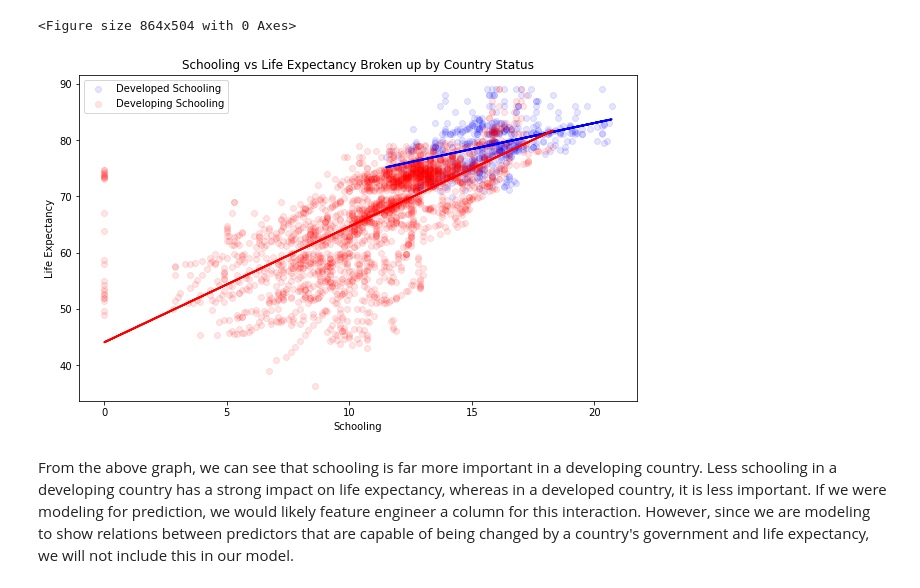
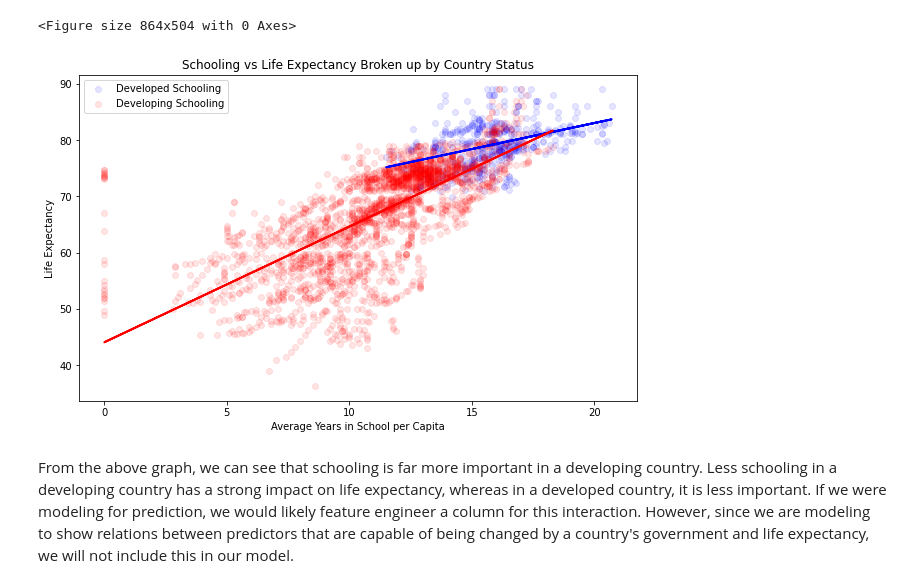
Before and after one commit to bmccabe96/Life_Expectancy_Regression, a Jupyter notebook: Analysis.ipynb, the cells around one changed output. Cells and saved outputs as stored; diff of their text form; code cells hidden in the pictures.

```diff
--- a/Analysis.ipynb
+++ b/Analysis.ipynb
@@ -144,20 +144,21 @@ print(regression_2.coef_)
 # %%
 # Plot outputs
 plt.figure(figsize=(10,6))
 
 plt.title("Schooling vs Life Expectancy Broken up by Country Status")
 
 plt.scatter(school_1, developed_schooling['life_expectancy'],  color='blue', alpha = 0.1, label = 'Developed Schooling')
 plt.scatter(school_2, developing_schooling['life_expectancy'],  color='red', alpha = 0.1, label = 'Developing Schooling')
 
 plt.plot(school_1, pred_1,  color='blue', linewidth=2)
 plt.plot(school_2, pred_2,  color='red', linewidth=2)
 
 plt.ylabel('Life Expectancy')
-plt.xlabel('Schooling')
+plt.xlabel('Average Years in School per Capita')
 plt.legend();
+plt.savefig("Schooling_Analysis")
 # %% [output]
-[figure, old version]
+[figure, new version]
 # %% [markdown]
 From the above graph, we can see that schooling is far more important in a developing country. Less schooling in a developing country has a strong impact on life expectancy, whereas in a developed country, it is less important. If we were modeling for prediction, we would likely feature engineer a column for this interaction. However, since we are modeling to show relations between predictors that are capable of being changed by a country's government and life expectancy, we will not include this in our model.
 # %%
```
Also changed, not shown: parts of 4 cells of this notebook, 2 other files.
